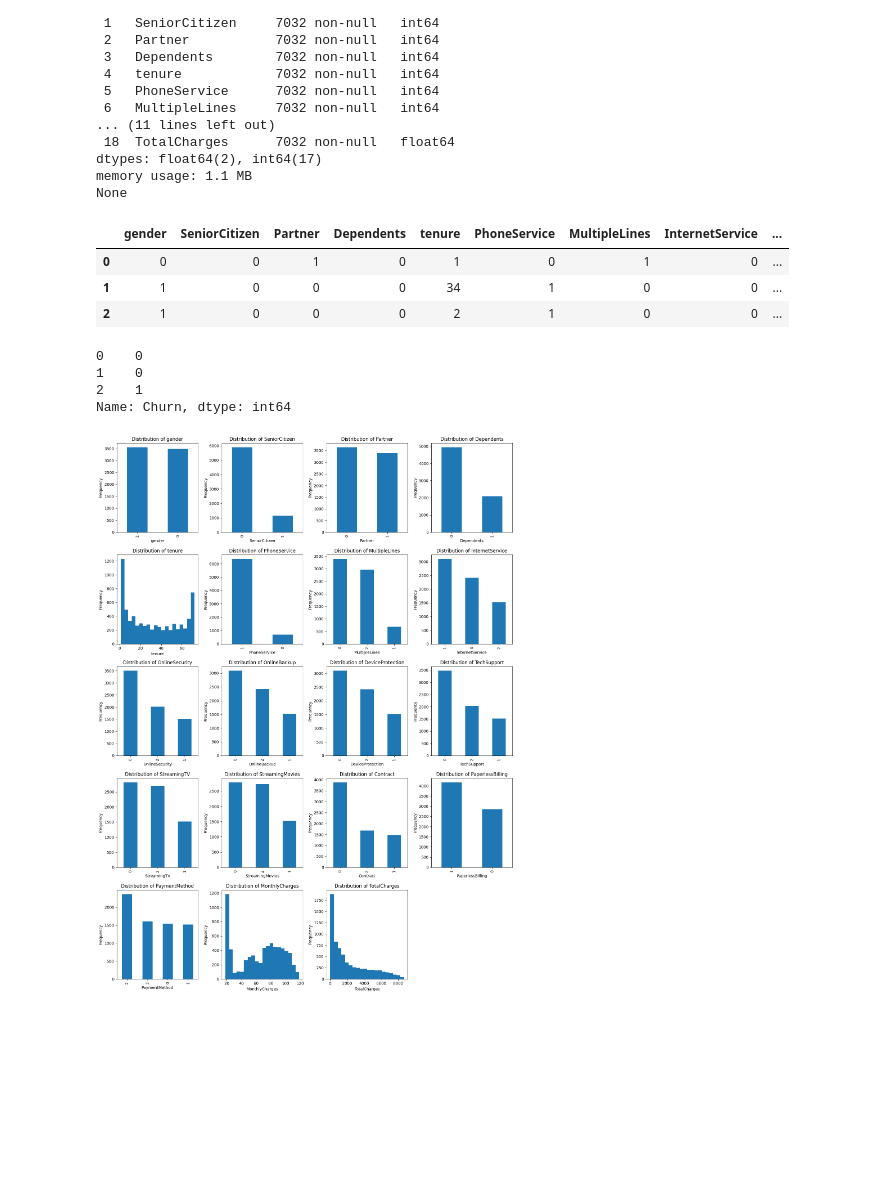
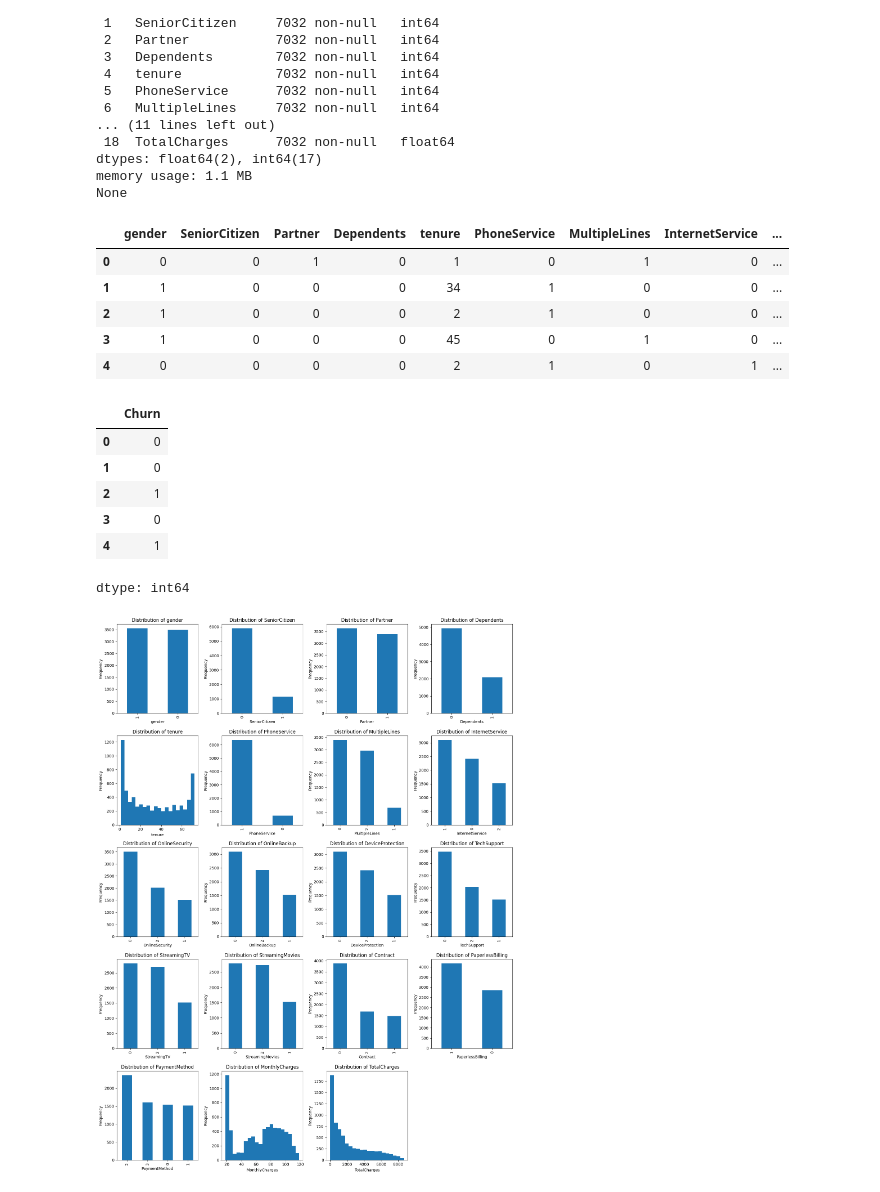
Before and after one commit to RomanGorelsky/lazy_fca_osda, a Jupyter notebook: lazy_fca_ips.ipynb, the cells around one changed output. Drawn from its saved outputs; the diff is of its cells as text; code cells hidden in the pictures; blank space fills up the shorter version.

```diff
--- a/lazy_fca_ips.ipynb
+++ b/lazy_fca_ips.ipynb
@@ -32,5 +36,6 @@ from sklearn.metrics import f1_score, accuracy_score
 # %%
-data = pd.read_csv('telco-churn.csv')
+# data = pd.read_csv('telco-churn.csv')
+data = pd.read_csv('/content/telco-churn.csv')
 data['Churn'] = data['Churn'].map({"Yes": 1, "No": 0})
 data["TotalCharges"] = pd.to_numeric(data["TotalCharges"], errors='coerce')
 data.drop_duplicates(inplace = True)
@@ -65,19 +79,24 @@ dtypes: float64(2), int64(17)
 memory usage: 1.1 MB
 None
 # %%
-X.head(3)
+X.head()
 # %% [output]
 |  | gender | SeniorCitizen | Partner | Dependents | tenure | PhoneService | MultipleLines | InternetService | ... |
 | 0 | 0 | 0 | 1 | 0 | 1 | 0 | 1 | 0 | ... |
 | 1 | 1 | 0 | 0 | 0 | 34 | 1 | 0 | 0 | ... |
 | 2 | 1 | 0 | 0 | 0 | 2 | 1 | 0 | 0 | ... |
+| 3 | 1 | 0 | 0 | 0 | 45 | 0 | 1 | 0 | ... |
+| 4 | 0 | 0 | 0 | 0 | 2 | 1 | 0 | 1 | ... |
 # %%
-y.head(3)
+y.head()
 # %% [output]
+|  | Churn |
+| 0 | 0 |
+| 1 | 0 |
+| 2 | 1 |
+| 3 | 0 |
+| 4 | 1 |
-0    0
-1    0
-2    1
-Name: Churn, dtype: int64
+dtype: int64
 # %%
 y = y.squeeze()
 # %%
```
Also changed, not shown: parts of 32 cells of this notebook.
